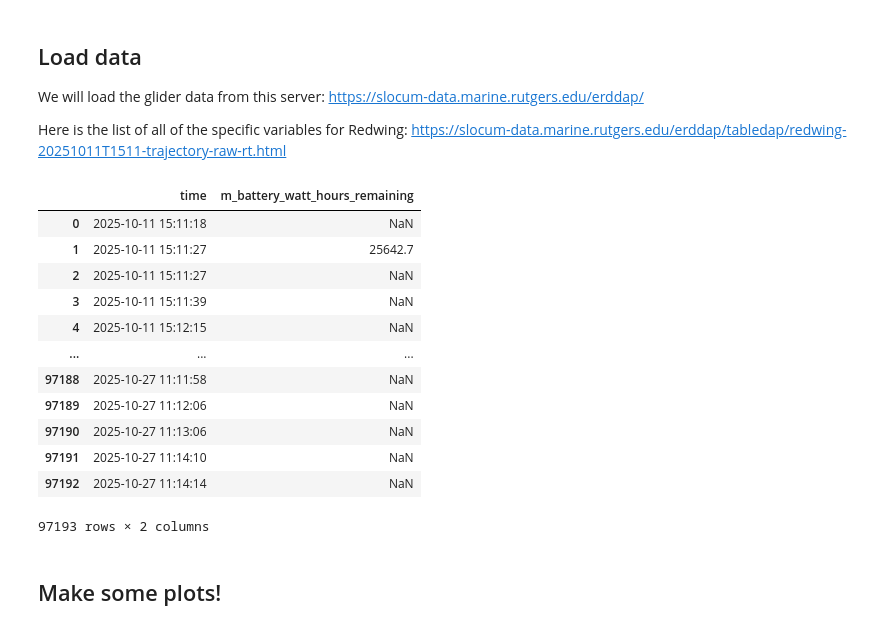
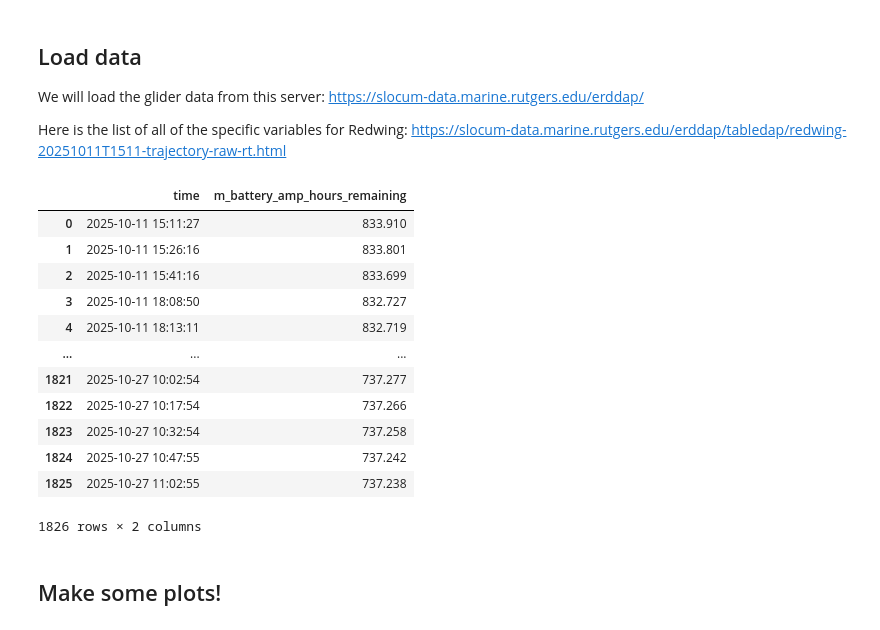
Before and after one commit to JGradone/Topics-Sentinel, a Jupyter notebook: Redwing_Real_Time.ipynb, the cells around one changed output. Cells and saved outputs as stored; diff of their text form; code cells hidden in the pictures.

```diff
--- a/Redwing_Real_Time.ipynb
+++ b/Redwing_Real_Time.ipynb
@@ -96,30 +96,32 @@ Here is the list of all of the specific variables for Redwing: https://slocum-da
 # %%
 ## The specific ID for redwing
 ds_id = 'redwing-20251011T1511-trajectory-raw-rt'
 ## Load flight data
-variables = ['time', 'm_battery_watt_hours_remaining'] # m_vmg_to_wpt = velocity "made good" to waypoint [m/s]
+variables = ['time', 'm_battery_amp_hours_remaining'] # m_vmg_to_wpt = velocity "made good" to waypoint [m/s]
 ## Load the data
 redwing = get_erddap_dataset(ds_id, variables = variables)
 ## Change the name of the columns
 redwing.columns = variables
 ## Change the format of time variable
 redwing['time'] = pd.to_datetime(redwing['time'], format='%Y-%m-%dT%H:%M:%SZ')
+## Drop na
+redwing = redwing.dropna().reset_index(drop=True)
 ## Print out the dataframe
 redwing
 # %% [output]
-|  | time | m_battery_watt_hours_remaining |
-| 0 | 2025-10-11 15:11:18 | NaN |
-| 1 | 2025-10-11 15:11:27 | 25642.7 |
-| 2 | 2025-10-11 15:11:27 | NaN |
-| 3 | 2025-10-11 15:11:39 | NaN |
-| 4 | 2025-10-11 15:12:15 | NaN |
+|  | time | m_battery_amp_hours_remaining |
+| 0 | 2025-10-11 15:11:27 | 833.910 |
+| 1 | 2025-10-11 15:26:16 | 833.801 |
+| 2 | 2025-10-11 15:41:16 | 833.699 |
+| 3 | 2025-10-11 18:08:50 | 832.727 |
+| 4 | 2025-10-11 18:13:11 | 832.719 |
 | ... | ... | ... |
-| 97188 | 2025-10-27 11:11:58 | NaN |
-| 97189 | 2025-10-27 11:12:06 | NaN |
-| 97190 | 2025-10-27 11:13:06 | NaN |
-| 97191 | 2025-10-27 11:14:10 | NaN |
-| 97192 | 2025-10-27 11:14:14 | NaN |
+| 1821 | 2025-10-27 10:02:54 | 737.277 |
+| 1822 | 2025-10-27 10:17:54 | 737.266 |
+| 1823 | 2025-10-27 10:32:54 | 737.258 |
+| 1824 | 2025-10-27 10:47:55 | 737.242 |
+| 1825 | 2025-10-27 11:02:55 | 737.238 |
-97193 rows × 2 columns
+1826 rows × 2 columns
 # %% [markdown]
 ## Make some plots!
 # %%
```
Also changed, not shown: parts of 8 cells of this notebook.
